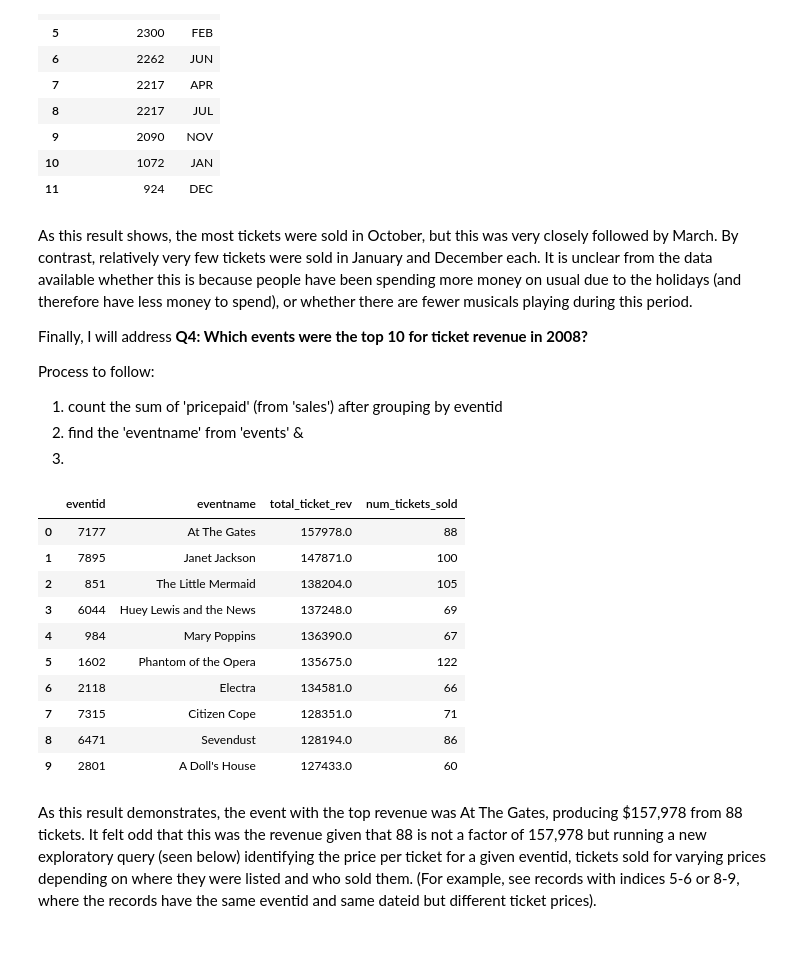
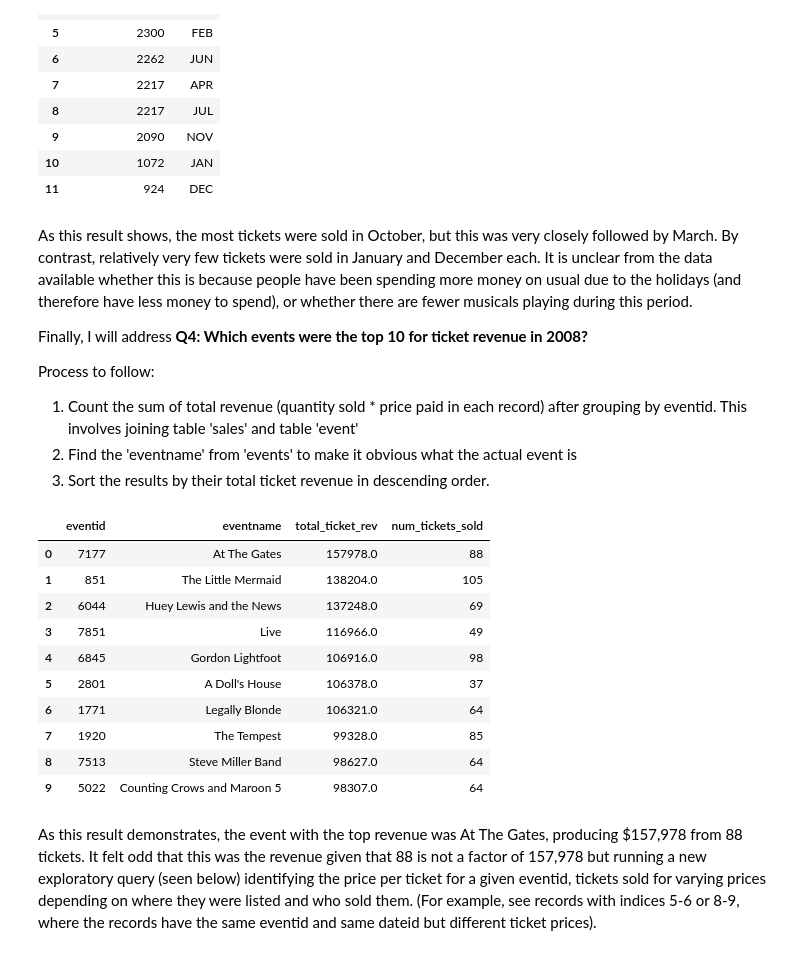
Before and after one commit to aeodeneal/sql3_ticket_sales, a Jupyter notebook: notebook.ipynb, the cells around one changed output. Cells and saved outputs as stored; diff of their text form; code cells hidden in the pictures.

```diff
--- a/notebook.ipynb
+++ b/notebook.ipynb
@@ -151,34 +152,37 @@ As this result shows, the most tickets were sold in October, but this was very c
 Finally, I will address **Q4: Which events were the top 10 for ticket revenue in 2008?**
 
 Process to follow:
-1. count the sum of 'pricepaid' (from 'sales') after grouping by eventid
-2. find the 'eventname' from 'events' &
-3.
+1. Count the sum of total revenue (quantity sold * price paid in each record) after grouping by eventid. This involves joining table 'sales' and table 'event'
+2. Find the 'eventname' from 'events' to make it obvious what the actual event is
+3. Sort the results by their total ticket revenue in descending order.
 # %%
 SELECT
 	DISTINCT e.eventid, -- the results were the same without the DISTINCT keyword but still worth specifying
 	e.eventname, -- not DISTINCT because multiple events have the same name
 	SUM(s.qtysold * s.pricepaid) AS total_ticket_rev, -- included only one alias since the others are intuitively named
-		-- needs to be SUM so that I can see the total ticket revenue, not just the ticket revenue for any individual record (which returns 			an error)
+		-- needs to be SUM so that I can see the total ticket revenue, not just the ticket revenue for any individual record (which returns 			an error since there are multiple sales for each individual event)
 	SUM(s.qtysold) AS num_tickets_sold -- this shows how many tickets were actually sold for any given event
 FROM sales AS s
 LEFT JOIN event AS e
 ON s.eventid = e.eventid
+LEFT JOIN date AS d
+ON s.dateid = d.dateid
+WHERE d.qtr = 1
 GROUP BY e.eventid, e.eventname
 ORDER BY total_ticket_rev DESC -- want to see value of total ticket revenue, regardless of how many tickets were sold.
 LIMIT (10);
 # %% [output]
 |  | eventid | eventname | total_ticket_rev | num_tickets_sold |
 | 0 | 7177 | At The Gates | 157978.0 | 88 |
-| 1 | 7895 | Janet Jackson | 147871.0 | 100 |
-| 2 | 851 | The Little Mermaid | 138204.0 | 105 |
-| 3 | 6044 | Huey Lewis and the News | 137248.0 | 69 |
-| 4 | 984 | Mary Poppins | 136390.0 | 67 |
-| 5 | 1602 | Phantom of the Opera | 135675.0 | 122 |
-| 6 | 2118 | Electra | 134581.0 | 66 |
-| 7 | 7315 | Citizen Cope | 128351.0 | 71 |
-| 8 | 6471 | Sevendust | 128194.0 | 86 |
-| 9 | 2801 | A Doll's House | 127433.0 | 60 |
+| 1 | 851 | The Little Mermaid | 138204.0 | 105 |
+| 2 | 6044 | Huey Lewis and the News | 137248.0 | 69 |
+| 3 | 7851 | Live | 116966.0 | 49 |
+| 4 | 6845 | Gordon Lightfoot | 106916.0 | 98 |
+| 5 | 2801 | A Doll's House | 106378.0 | 37 |
+| 6 | 1771 | Legally Blonde | 106321.0 | 64 |
+| 7 | 1920 | The Tempest | 99328.0 | 85 |
+| 8 | 7513 | Steve Miller Band | 98627.0 | 64 |
+| 9 | 5022 | Counting Crows and Maroon 5 | 98307.0 | 64 |
 # %% [markdown]
 As this result demonstrates, the event with the top revenue was At The Gates, producing $157,978 from 88 tickets. It felt odd that this was the revenue given that 88 is not a factor of 157,978 but running a new exploratory query (seen below) identifying the price per ticket for a given eventid, tickets sold for varying prices depending on where they were listed and who sold them. (For example, see records with indices 5-6 or 8-9, where the records have the same eventid and same dateid but different ticket prices).
 # %%
```
Also changed, not shown: parts of 6 cells of this notebook.
